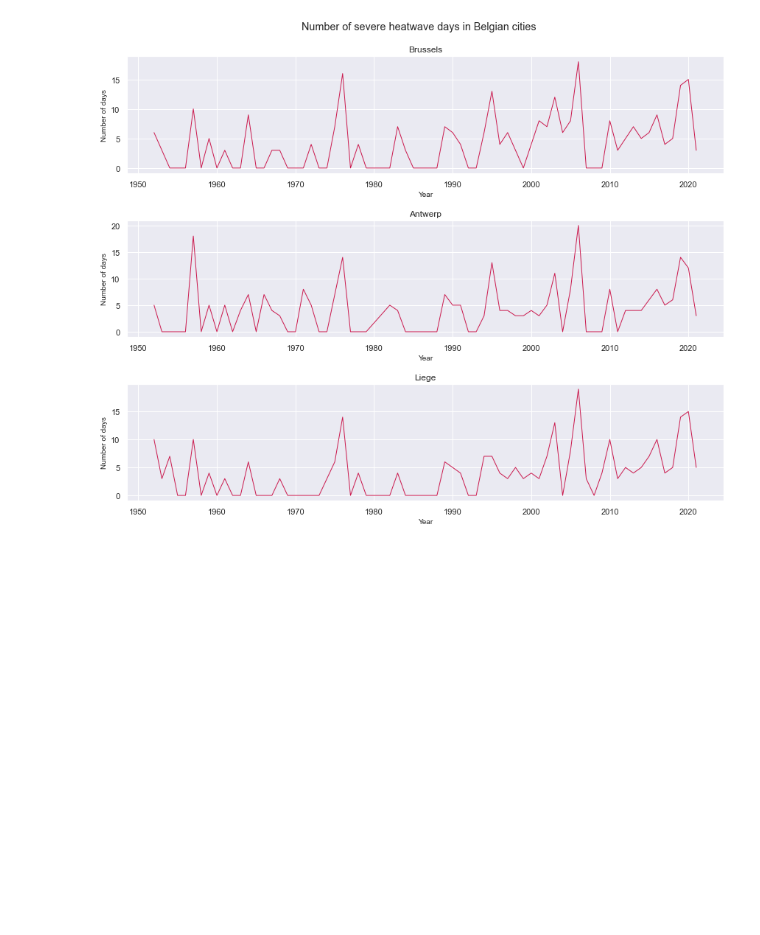
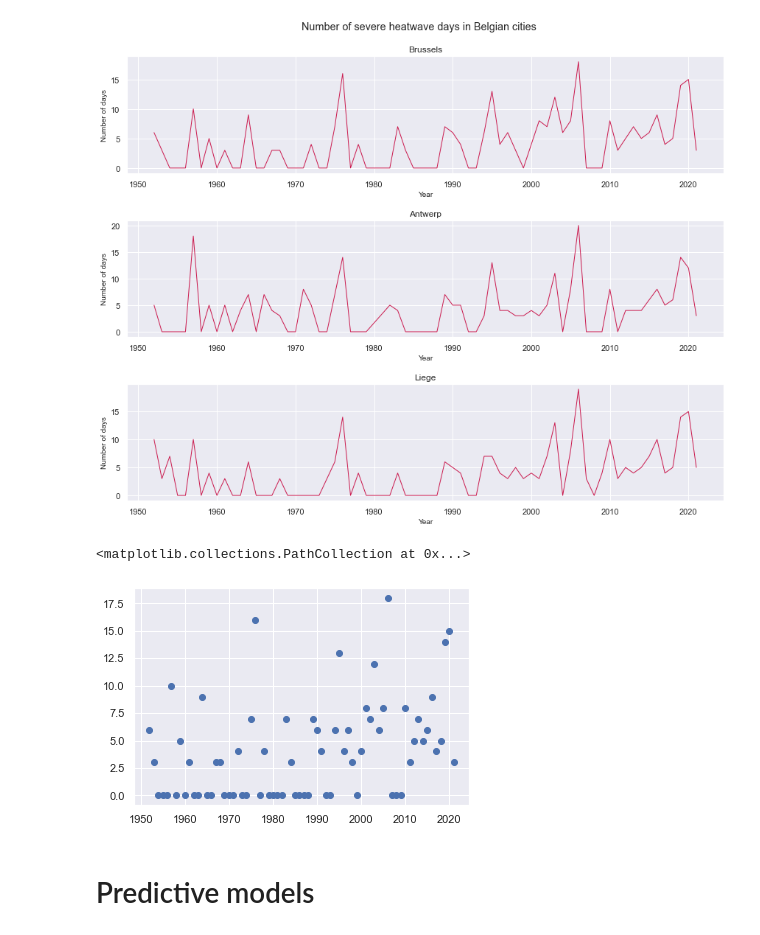
Before and after one commit to muuratjann/heatwave, a Jupyter notebook: Untitled.ipynb, the cells around one changed output. Cells and saved outputs as stored; diff of their text form; code cells hidden in the pictures; blank space fills up the shorter version.

```diff
--- a/Untitled.ipynb
+++ b/Untitled.ipynb
@@ -315,3 +297,10 @@ axes[2].set(title='Liege')
 plt.show()
 # %% [output]
 [figure]
+# %%
+plt.scatter(x=Bru_count.index, y=Bru_count['Severe'])
+# %% [output]
+<matplotlib.collections.PathCollection at 0x...>
+[figure, added]
+# %% [markdown]
+# Predictive models
```
Also changed, not shown: parts of 47 cells of this notebook.
